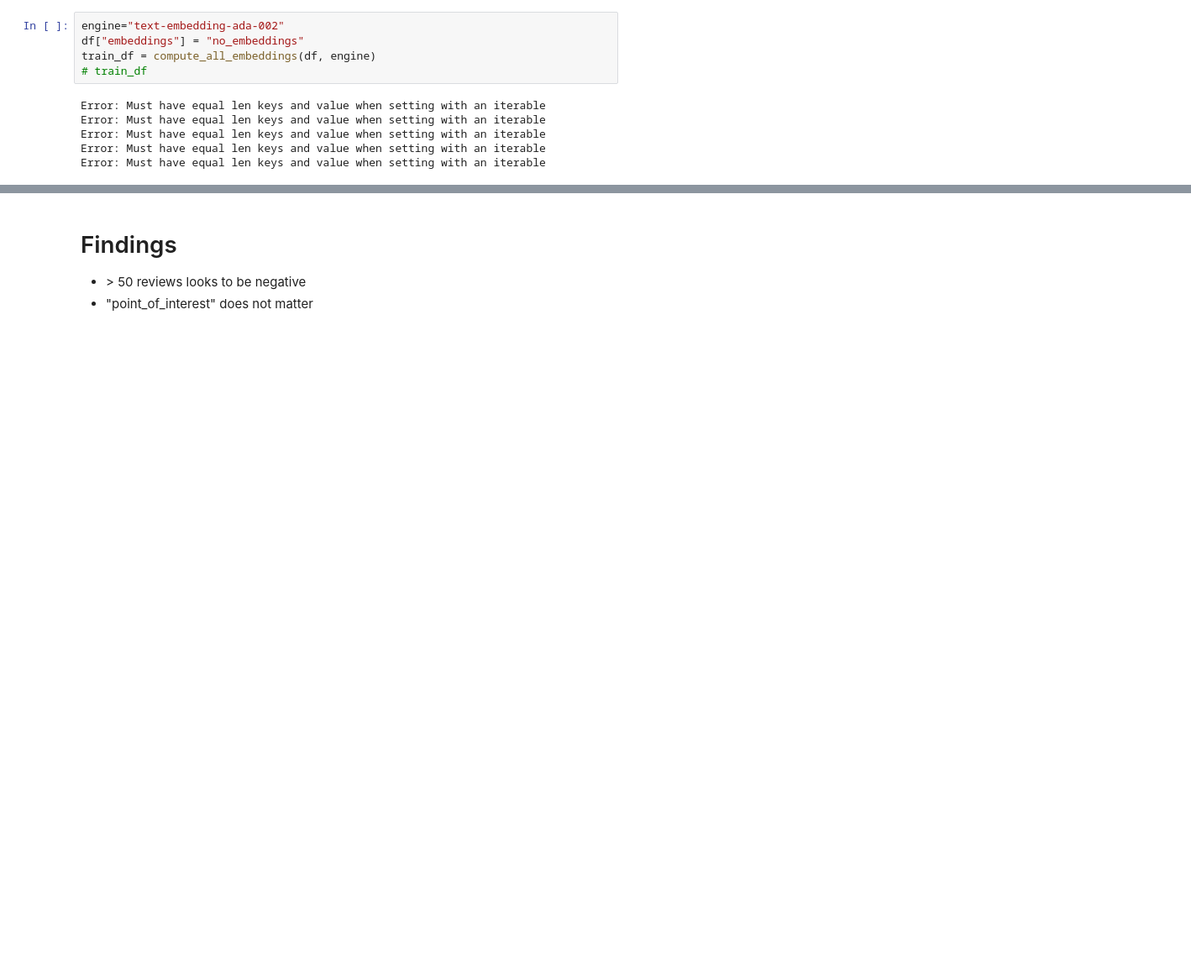
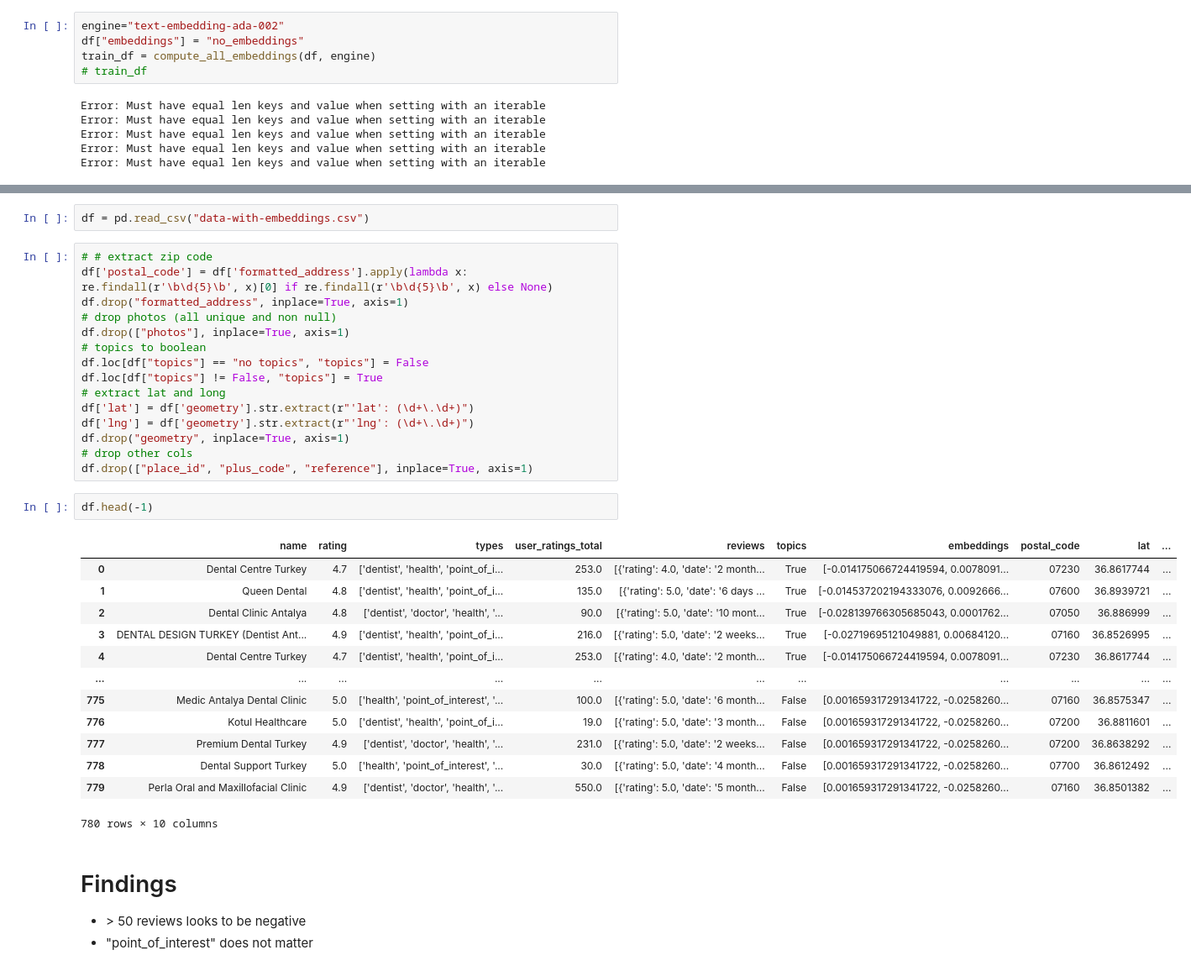
Before and after one commit to LordFarquaadtheCreator/health-hopper, a Jupyter notebook: data-scraping/explore.ipynb, the cells around one changed output, grey strips where cells are left out. Shown at 84% size. Saved outputs shown, nothing was run; the diff lists cells and outputs as text; blank space fills up the shorter version.

Commit message:
data progress

```diff
--- a/data-scraping/explore.ipynb
+++ b/data-scraping/explore.ipynb
@@ -108,3 +86,36 @@ NameError: name 'compute_all_embeddings' is not defined
+# %%
+df = pd.read_csv("data-with-embeddings.csv")
+# %%
+# # extract zip code
+df['postal_code'] = df['formatted_address'].apply(lambda x: re.findall(r'\b\d{5}\b', x)[0] if re.findall(r'\b\d{5}\b', x) else None)
+df.drop("formatted_address", inplace=True, axis=1)
+# drop photos (all unique and non null)
+df.drop(["photos"], inplace=True, axis=1)
+# topics to boolean
+df.loc[df["topics"] == "no topics", "topics"] = False
+df.loc[df["topics"] != False, "topics"] = True
+# extract lat and long
+df['lat'] = df['geometry'].str.extract(r"'lat': (\d+\.\d+)")
+df['lng'] = df['geometry'].str.extract(r"'lng': (\d+\.\d+)")
+df.drop("geometry", inplace=True, axis=1)
+# drop other cols
+df.drop(["place_id", "plus_code", "reference"], inplace=True, axis=1)
+# %%
+df.head(-1)
+# %% [output]
+|  | name | rating | types | user_ratings_total | reviews | topics | embeddings | postal_code | lat | ... |
+| 0 | Dental Centre Turkey | 4.7 | ['dentist', 'health', 'point_of_i... | 253.0 | [{'rating': 4.0, 'date': '2 month... | True | [-0.014175066724419594, 0.0078091... | 07230 | 36.8617744 | ... |
+| 1 | Queen Dental | 4.8 | ['dentist', 'health', 'point_of_i... | 135.0 | [{'rating': 5.0, 'date': '6 days ... | True | [-0.014537202194333076, 0.0092666... | 07600 | 36.8939721 | ... |
+| 2 | Dental Clinic Antalya | 4.8 | ['dentist', 'doctor', 'health', '... | 90.0 | [{'rating': 5.0, 'date': '10 mont... | True | [-0.028139766305685043, 0.0001762... | 07050 | 36.886999 | ... |
+| 3 | DENTAL DESIGN TURKEY (Dentist Ant... | 4.9 | ['dentist', 'health', 'point_of_i... | 216.0 | [{'rating': 5.0, 'date': '2 weeks... | True | [-0.02719695121049881, 0.00684120... | 07160 | 36.8526995 | ... |
+| 4 | Dental Centre Turkey | 4.7 | ['dentist', 'health', 'point_of_i... | 253.0 | [{'rating': 4.0, 'date': '2 month... | True | [-0.014175066724419594, 0.0078091... | 07230 | 36.8617744 | ... |
+| ... | ... | ... | ... | ... | ... | ... | ... | ... | ... | ... |
+| 775 | Medic Antalya Dental Clinic | 5.0 | ['health', 'point_of_interest', '... | 100.0 | [{'rating': 5.0, 'date': '6 month... | False | [0.001659317291341722, -0.0258260... | 07160 | 36.8575347 | ... |
+| 776 | Kotul Healthcare | 5.0 | ['dentist', 'health', 'point_of_i... | 19.0 | [{'rating': 5.0, 'date': '3 month... | False | [0.001659317291341722, -0.0258260... | 07200 | 36.8811601 | ... |
+| 777 | Premium Dental Turkey | 4.9 | ['dentist', 'doctor', 'health', '... | 231.0 | [{'rating': 5.0, 'date': '2 weeks... | False | [0.001659317291341722, -0.0258260... | 07200 | 36.8638292 | ... |
+| 778 | Dental Support Turkey | 5.0 | ['health', 'point_of_interest', '... | 30.0 | [{'rating': 5.0, 'date': '4 month... | False | [0.001659317291341722, -0.0258260... | 07700 | 36.8612492 | ... |
+| 779 | Perla Oral and Maxillofacial Clinic | 4.9 | ['dentist', 'doctor', 'health', '... | 550.0 | [{'rating': 5.0, 'date': '5 month... | False | [0.001659317291341722, -0.0258260... | 07160 | 36.8501382 | ... |
+780 rows × 10 columns
 # %% [markdown]
 # Findings
 - \> 50 reviews looks to be negative
```
Also changed, not shown: parts of 4 cells of this notebook.
